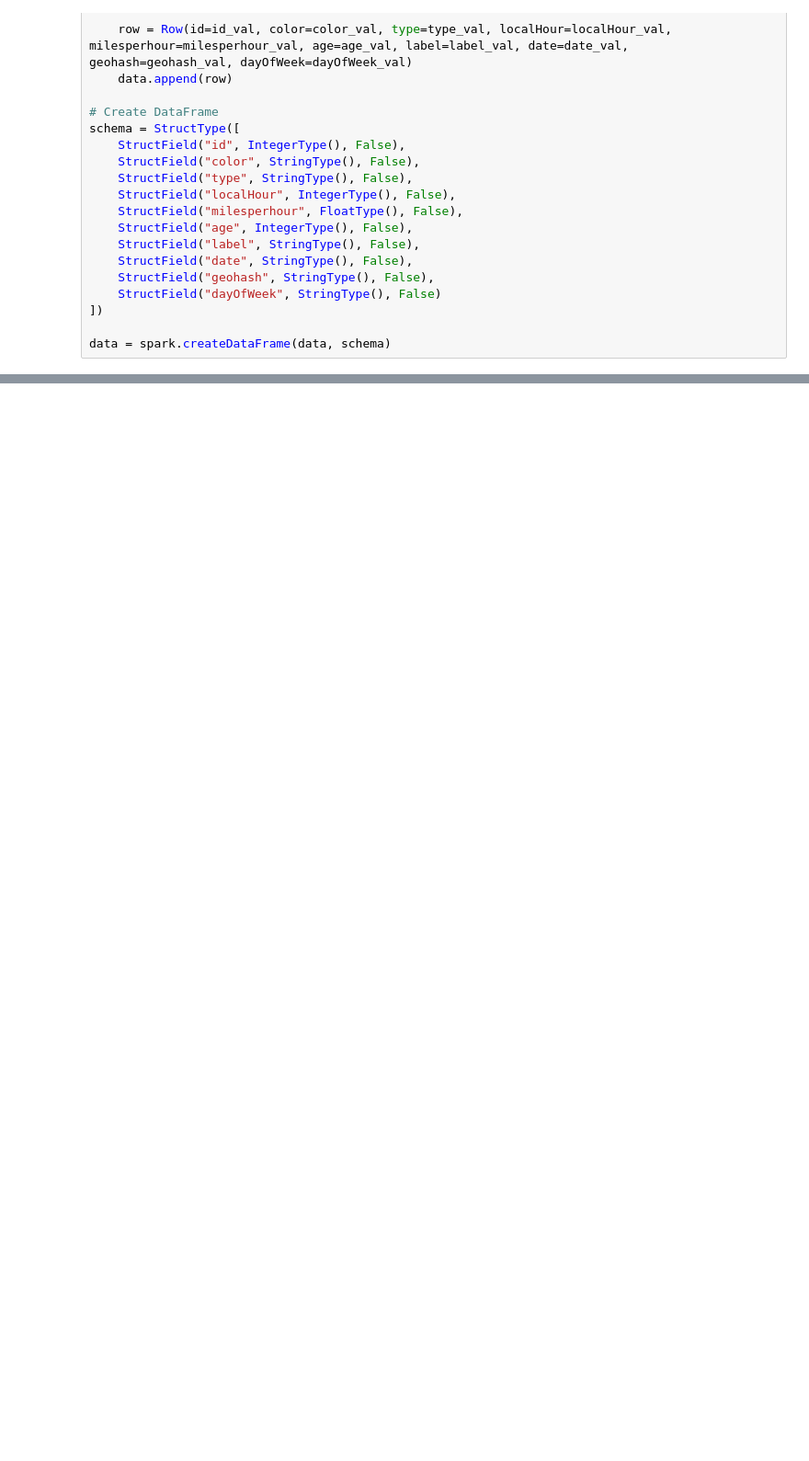
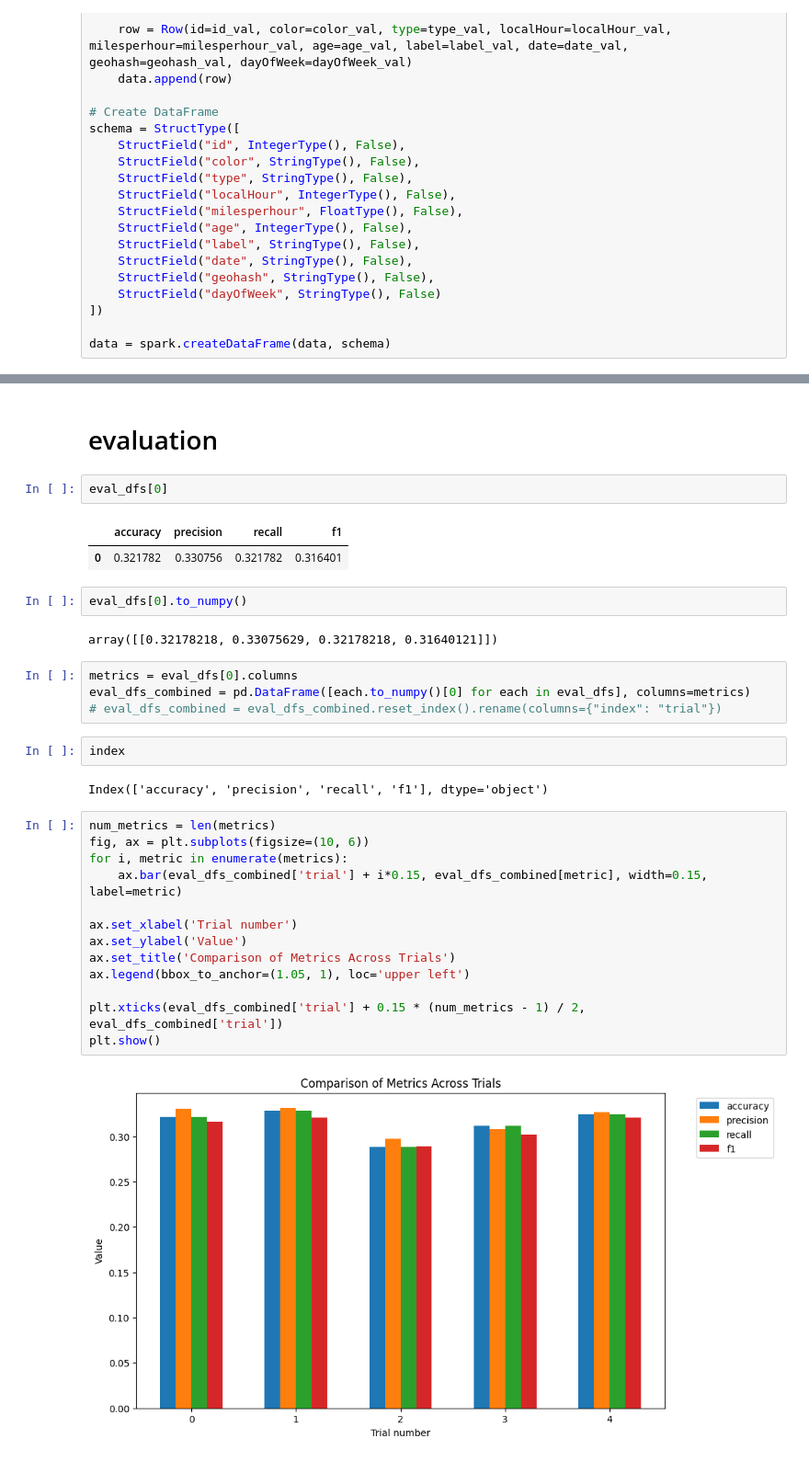
Before and after one commit to mathmathpp2/synapselightgbm_trial, a Jupyter notebook: coeff-robustness-trials.ipynb, the cells around one changed output, grey strips where cells are left out. Shown at 92% size. Drawn from its saved outputs; the diff is of its cells as text; blank space fills up the shorter version.

```diff
--- a/coeff-robustness-trials.ipynb
+++ b/coeff-robustness-trials.ipynb
@@ -407,0 +354,34 @@ Logistic Regression F1 Score: 0.2877940470928098
+# %% [markdown]
+# evaluation
+# %%
+eval_dfs[0]
+# %% [output]
+|  | accuracy | precision | recall | f1 |
+| 0 | 0.321782 | 0.330756 | 0.321782 | 0.316401 |
+# %%
+eval_dfs[0].to_numpy()
+# %% [output]
+array([[0.32178218, 0.33075629, 0.32178218, 0.31640121]])
+# %%
+metrics = eval_dfs[0].columns
+eval_dfs_combined = pd.DataFrame([each.to_numpy()[0] for each in eval_dfs], columns=metrics)
+# eval_dfs_combined = eval_dfs_combined.reset_index().rename(columns={"index": "trial"})
+# %%
+index
+# %% [output]
+Index(['accuracy', 'precision', 'recall', 'f1'], dtype='object')
+# %%
+num_metrics = len(metrics)
+fig, ax = plt.subplots(figsize=(10, 6))
+for i, metric in enumerate(metrics):
+    ax.bar(eval_dfs_combined['trial'] + i*0.15, eval_dfs_combined[metric], width=0.15, label=metric)
+
+ax.set_xlabel('Trial number')
+ax.set_ylabel('Value')
+ax.set_title('Comparison of Metrics Across Trials')
+ax.legend(bbox_to_anchor=(1.05, 1), loc='upper left')
+
+plt.xticks(eval_dfs_combined['trial'] + 0.15 * (num_metrics - 1) / 2, eval_dfs_combined['trial'])
+plt.show()
+# %% [output]
+[figure, added]
```
Also changed, not shown: parts of 17 cells of this notebook.
